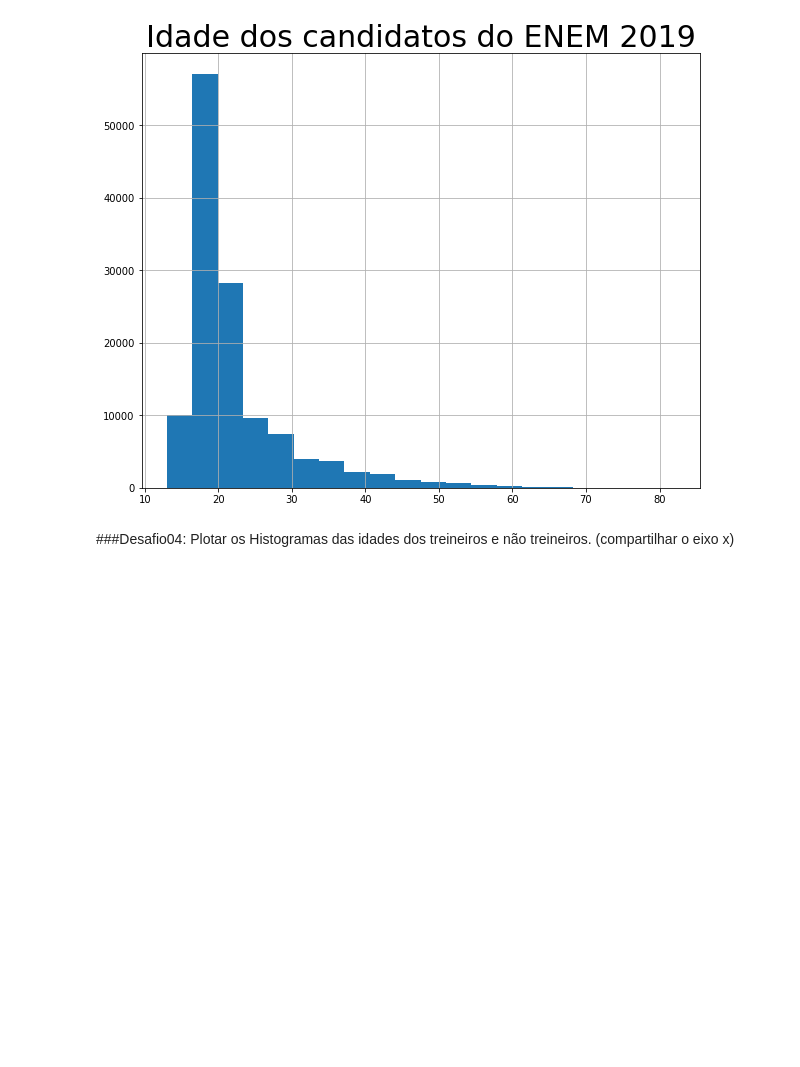
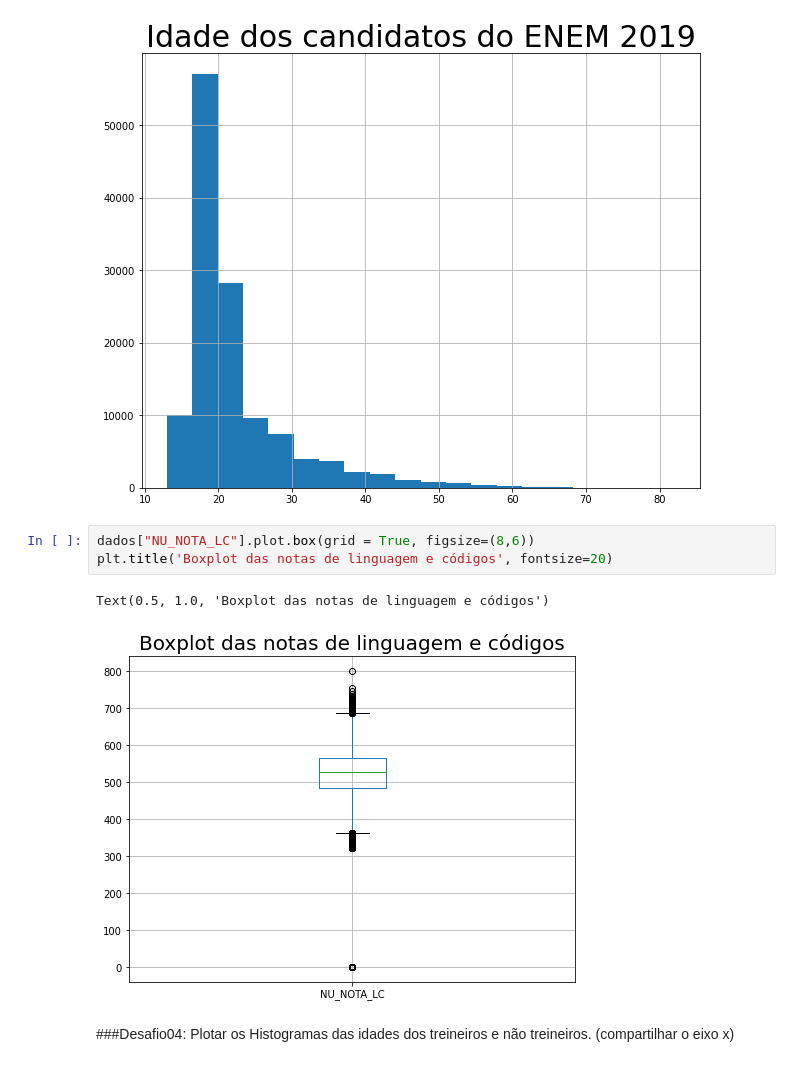
Before and after one commit to Daniel-ASG/IMERSAO_DADOS_ALURA, a Jupyter notebook: IMERSÃO_DADOS_Aula01.ipynb, the cells around one changed output. Saved outputs shown, nothing was run; the diff lists cells and outputs as text; blank space fills up the shorter version.

```diff
--- a/IMERSÃO_DADOS_Aula01.ipynb
+++ b/IMERSÃO_DADOS_Aula01.ipynb
@@ -344,6 +335,12 @@ plt.title('Idade dos candidatos do ENEM 2019', fontsize=30)
 # %% [output]
 Text(0.5, 1.0, 'Idade dos candidatos do ENEM 2019')
 [figure]
+# %%
+dados["NU_NOTA_LC"].plot.box(grid = True, figsize=(8,6))
+plt.title('Boxplot das notas de linguagem e códigos', fontsize=20)
+# %% [output]
+Text(0.5, 1.0, 'Boxplot das notas de linguagem e códigos')
+[figure, added]
 # %% [markdown]
 ###Desafio04: Plotar os Histogramas das idades dos treineiros e não treineiros. (compartilhar o eixo x)
 # %%
```
Also changed, not shown: parts of 8 cells of this notebook.
